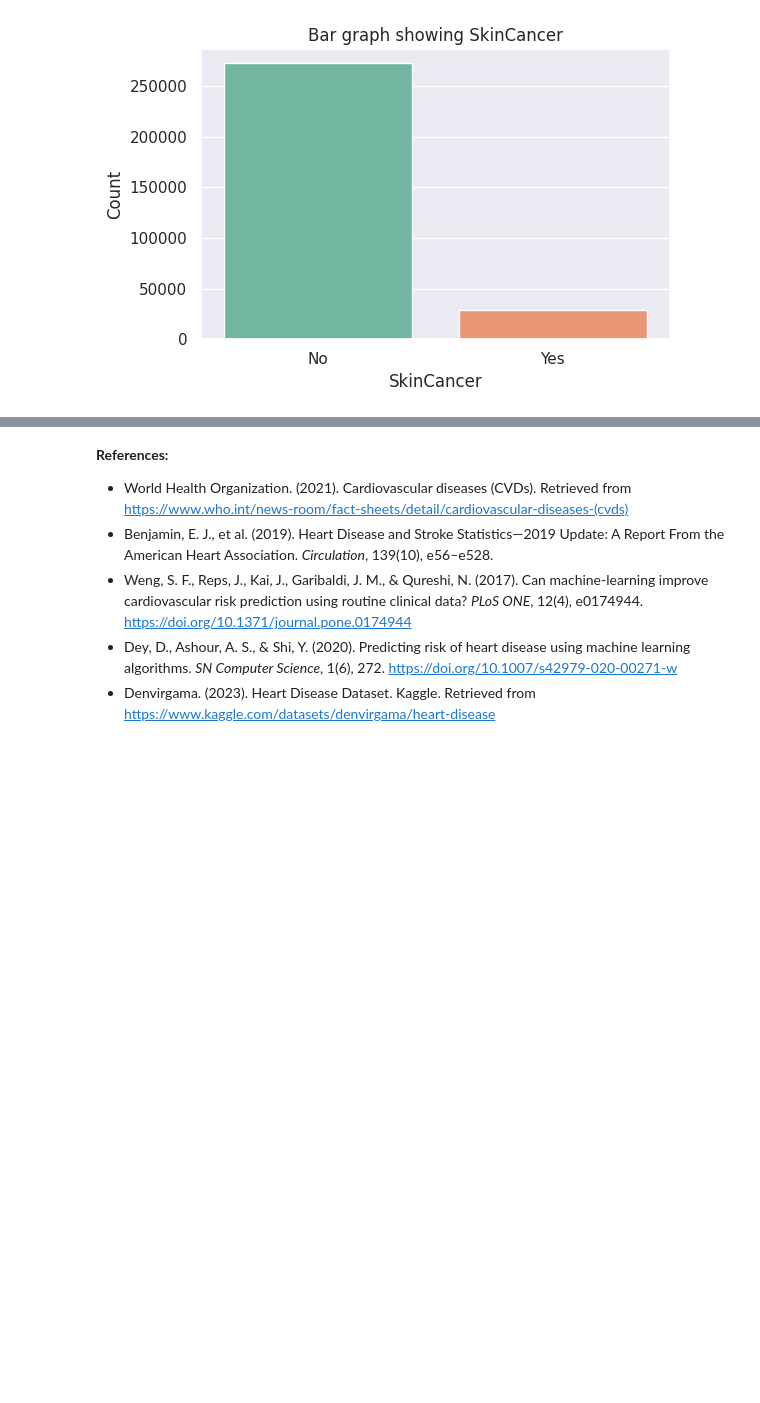
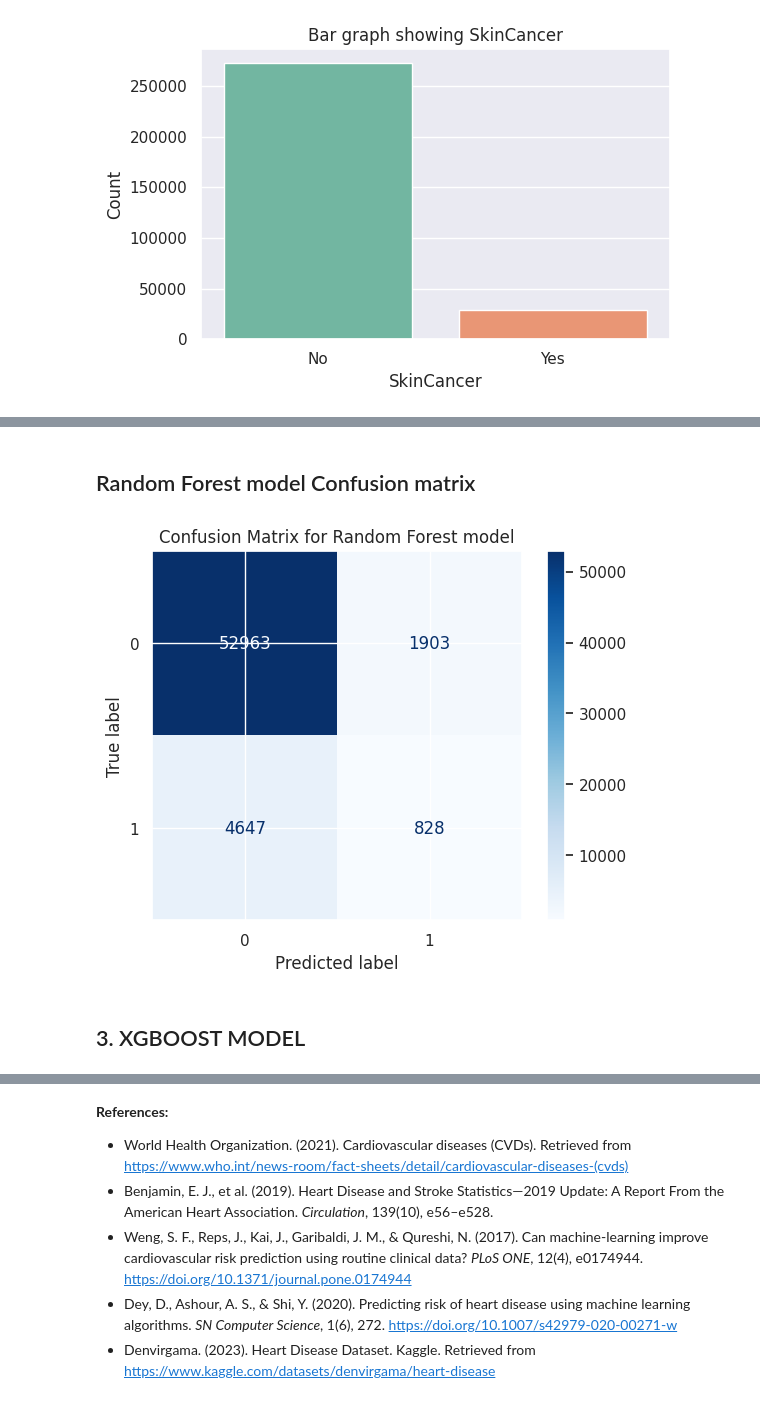
Before and after one commit to MoffatMose/HeartDiseasePredictionModel, a Jupyter notebook: disease-prediction-model.ipynb, the cells around one changed output, grey strips where cells are left out. Drawn from its saved outputs; the diff is of its cells as text; code cells hidden in the pictures; blank space fills up the shorter version.

```diff
--- a/disease-prediction-model.ipynb
+++ b/disease-prediction-model.ipynb
@@ -283,0 +390,17 @@ Categorical features:
+# %%
+DiseasePrediction = ForestModel.predict(scaledx_test)
+# %% [markdown]
+## Random Forest model Confusion matrix
+# %%
+# Generate the confusion matrix
+cm2 = confusion_matrix(y_test, DiseasePrediction)
+
+# Display the confusion matrix as a plot
+matrix = ConfusionMatrixDisplay(confusion_matrix=cm2, display_labels=ForestModel.classes_)
+matrix.plot(cmap=plt.cm.Blues)
+plt.title("Confusion Matrix for Random Forest model")
+plt.show()
+# %% [output]
+[figure, added]
+# %% [markdown]
+## 3. XGBOOST MODEL
```
Also changed, not shown: parts of 38 cells of this notebook.
